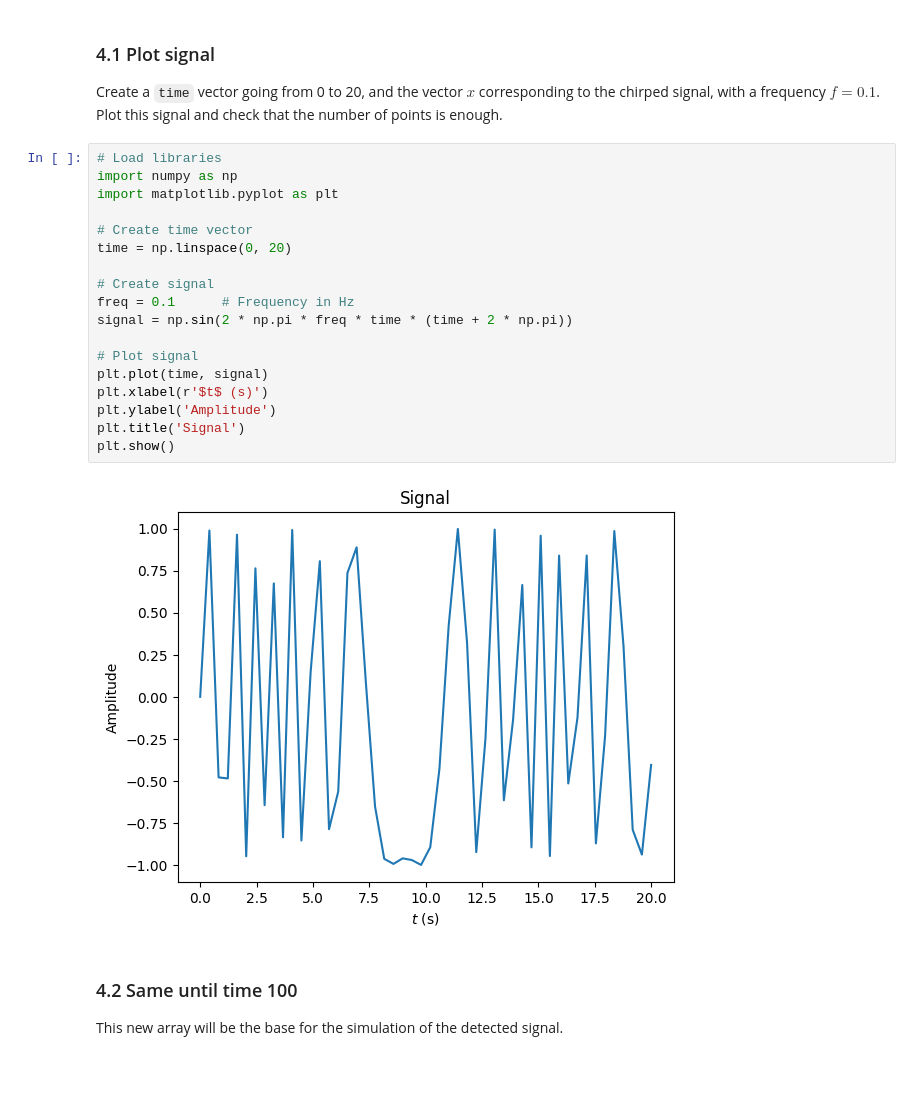
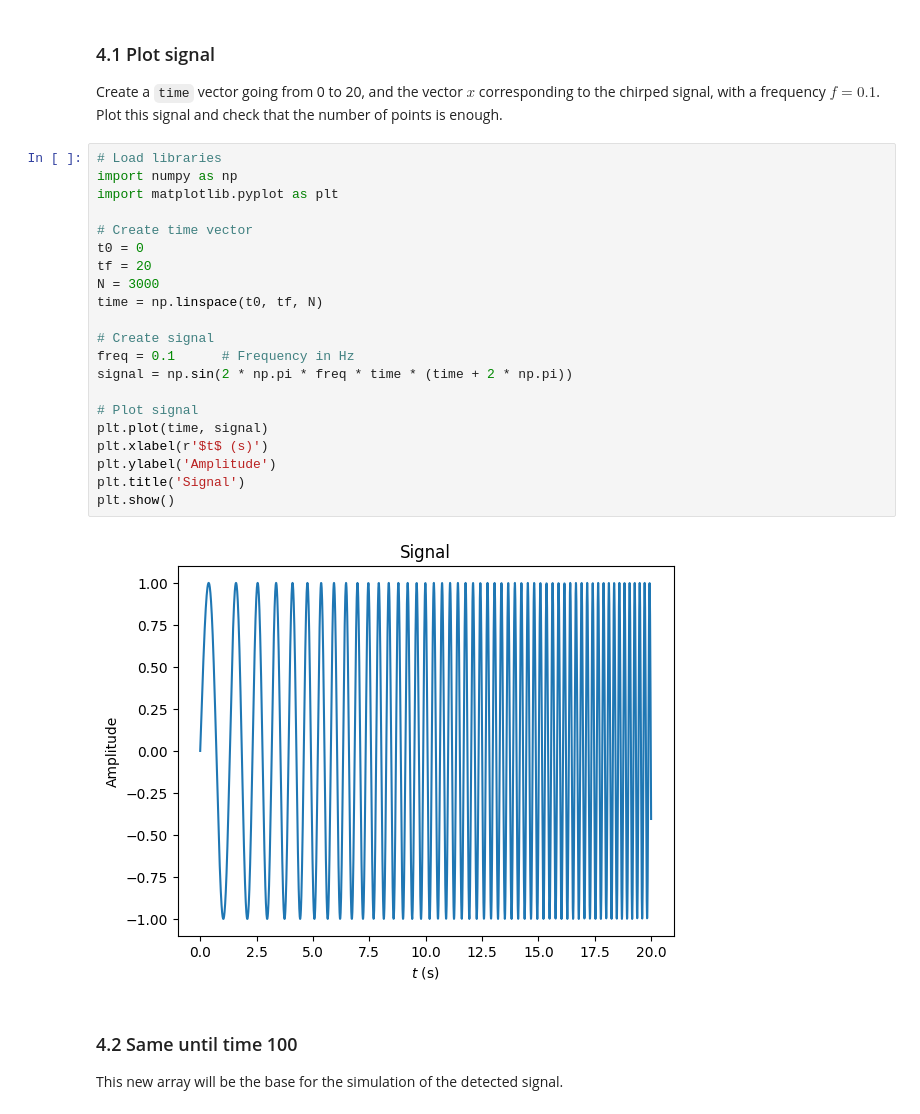
Before and after one commit to Eric-Vidal-hub/Signal-Processing, a Jupyter notebook: 5_radar.ipynb, the cells around one changed output. Drawn from its saved outputs; the diff is of its cells as text; blank space fills up the shorter version.

```diff
--- a/5_radar.ipynb
+++ b/5_radar.ipynb
@@ -10,23 +10,26 @@ Create a `time` vector going from 0 to 20, and the vector $x$ corresponding to t
 # %%
 # Load libraries
 import numpy as np
 import matplotlib.pyplot as plt
 
 # Create time vector
-time = np.linspace(0, 20)
+t0 = 0
+tf = 20
+N = 3000
+time = np.linspace(t0, tf, N)
 
 # Create signal
 freq = 0.1      # Frequency in Hz
 signal = np.sin(2 * np.pi * freq * time * (time + 2 * np.pi))
 
 # Plot signal
 plt.plot(time, signal)
 plt.xlabel(r'$t$ (s)')
 plt.ylabel('Amplitude')
 plt.title('Signal')
 plt.show()
 # %% [output]
-[figure, old version]
+[figure, new version]
 # %% [markdown]
 ### 4.2 Same until time 100
 
```
Also changed, not shown: parts of 6 cells of this notebook.
